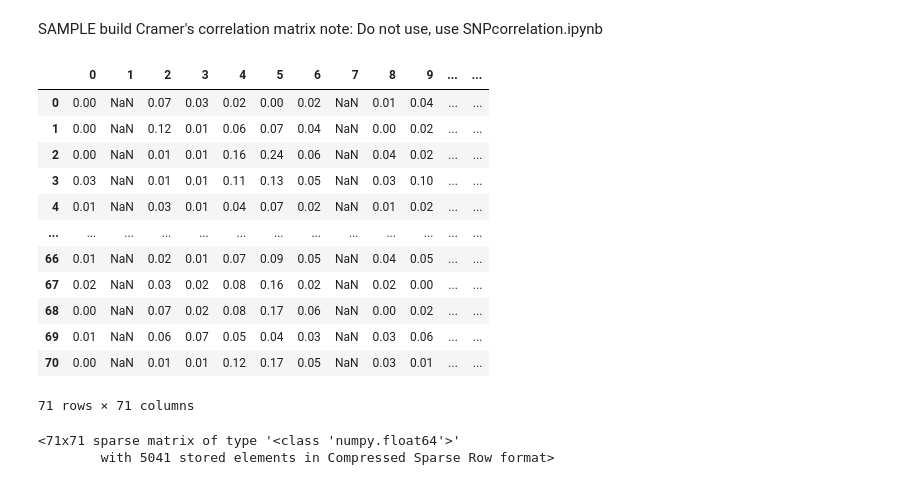
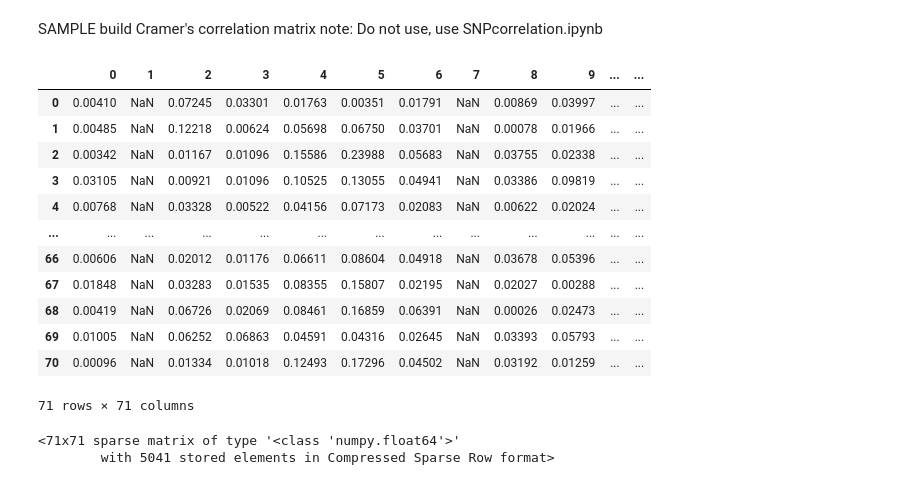
Before and after one commit to rishasurana/gene-graphs, a Jupyter notebook: steps.ipynb, the cells around one changed output. Drawn from its saved outputs; the diff is of its cells as text; code cells hidden in the pictures.

```diff
--- a/steps.ipynb
+++ b/steps.ipynb
@@ -60,36 +60,36 @@ def cramers_V(var1,var2) :
 # %%
 import warnings ## temporarily hide NaN division warnings
 warnings.filterwarnings("ignore")
 
 rows= []
 
 for var1 in values:
   col = []
   for var2 in values.T:
     cramers =cramers_V(var1, var2) # Cramer's V test
-    col.append(round(cramers,2)) # Keeping of the rounded value of the Cramer's V
+    col.append(round(cramers,5)) # Keeping of the rounded value of the Cramer's V
   rows.append(col)
 
 cramers_results = np.array(rows)
 df = pd.DataFrame(cramers_results)
 
 df.columns = labels
 df.index = labels
 
 df
 # %% [output]
 |  | 0 | 1 | 2 | 3 | 4 | 5 | 6 | 7 | 8 | 9 | ... | ... |
-| 0 | 0.00 | NaN | 0.07 | 0.03 | 0.02 | 0.00 | 0.02 | NaN | 0.01 | 0.04 | ... | ... |
-| 1 | 0.00 | NaN | 0.12 | 0.01 | 0.06 | 0.07 | 0.04 | NaN | 0.00 | 0.02 | ... | ... |
-| 2 | 0.00 | NaN | 0.01 | 0.01 | 0.16 | 0.24 | 0.06 | NaN | 0.04 | 0.02 | ... | ... |
-| 3 | 0.03 | NaN | 0.01 | 0.01 | 0.11 | 0.13 | 0.05 | NaN | 0.03 | 0.10 | ... | ... |
-| 4 | 0.01 | NaN | 0.03 | 0.01 | 0.04 | 0.07 | 0.02 | NaN | 0.01 | 0.02 | ... | ... |
+| 0 | 0.00410 | NaN | 0.07245 | 0.03301 | 0.01763 | 0.00351 | 0.01791 | NaN | 0.00869 | 0.03997 | ... | ... |
+| 1 | 0.00485 | NaN | 0.12218 | 0.00624 | 0.05698 | 0.06750 | 0.03701 | NaN | 0.00078 | 0.01966 | ... | ... |
+| 2 | 0.00342 | NaN | 0.01167 | 0.01096 | 0.15586 | 0.23988 | 0.05683 | NaN | 0.03755 | 0.02338 | ... | ... |
+| 3 | 0.03105 | NaN | 0.00921 | 0.01096 | 0.10525 | 0.13055 | 0.04941 | NaN | 0.03386 | 0.09819 | ... | ... |
+| 4 | 0.00768 | NaN | 0.03328 | 0.00522 | 0.04156 | 0.07173 | 0.02083 | NaN | 0.00622 | 0.02024 | ... | ... |
 | ... | ... | ... | ... | ... | ... | ... | ... | ... | ... | ... | ... | ... |
-| 66 | 0.01 | NaN | 0.02 | 0.01 | 0.07 | 0.09 | 0.05 | NaN | 0.04 | 0.05 | ... | ... |
-| 67 | 0.02 | NaN | 0.03 | 0.02 | 0.08 | 0.16 | 0.02 | NaN | 0.02 | 0.00 | ... | ... |
-| 68 | 0.00 | NaN | 0.07 | 0.02 | 0.08 | 0.17 | 0.06 | NaN | 0.00 | 0.02 | ... | ... |
-| 69 | 0.01 | NaN | 0.06 | 0.07 | 0.05 | 0.04 | 0.03 | NaN | 0.03 | 0.06 | ... | ... |
-| 70 | 0.00 | NaN | 0.01 | 0.01 | 0.12 | 0.17 | 0.05 | NaN | 0.03 | 0.01 | ... | ... |
+| 66 | 0.00606 | NaN | 0.02012 | 0.01176 | 0.06611 | 0.08604 | 0.04918 | NaN | 0.03678 | 0.05396 | ... | ... |
+| 67 | 0.01848 | NaN | 0.03283 | 0.01535 | 0.08355 | 0.15807 | 0.02195 | NaN | 0.02027 | 0.00288 | ... | ... |
+| 68 | 0.00419 | NaN | 0.06726 | 0.02069 | 0.08461 | 0.16859 | 0.06391 | NaN | 0.00026 | 0.02473 | ... | ... |
+| 69 | 0.01005 | NaN | 0.06252 | 0.06863 | 0.04591 | 0.04316 | 0.02645 | NaN | 0.03393 | 0.05793 | ... | ... |
+| 70 | 0.00096 | NaN | 0.01334 | 0.01018 | 0.12493 | 0.17296 | 0.04502 | NaN | 0.03192 | 0.01259 | ... | ... |
 71 rows × 71 columns
 # %%
 from scipy.sparse import *
```
